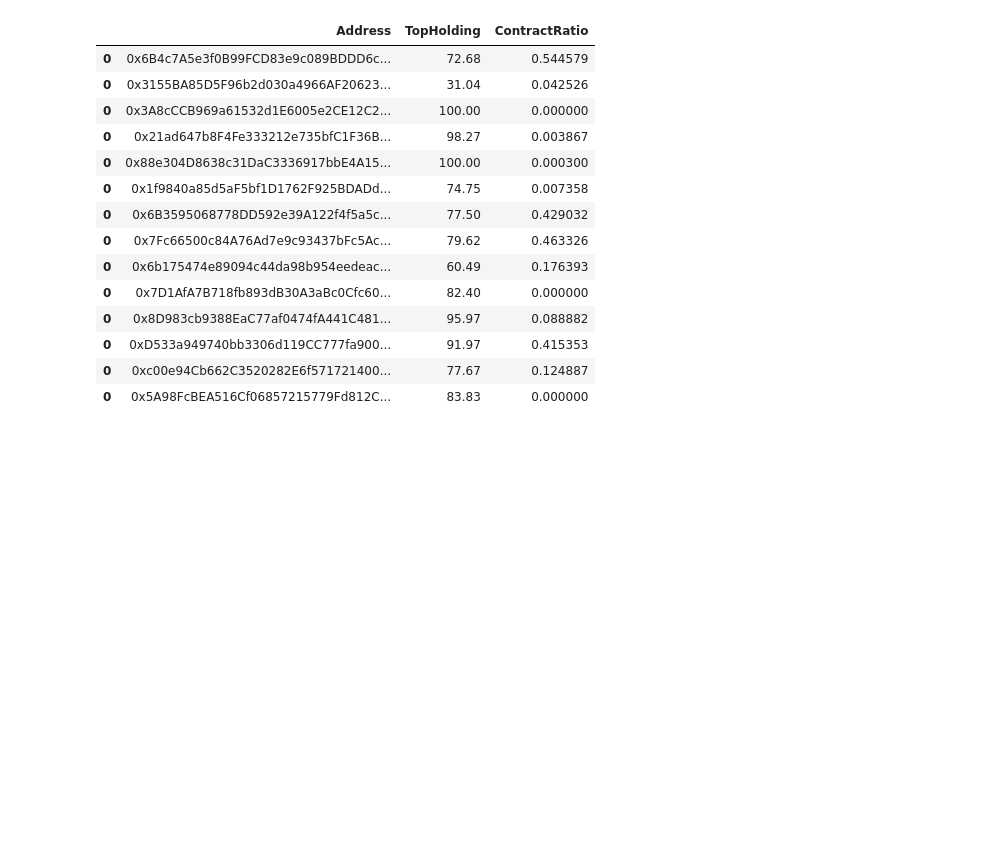
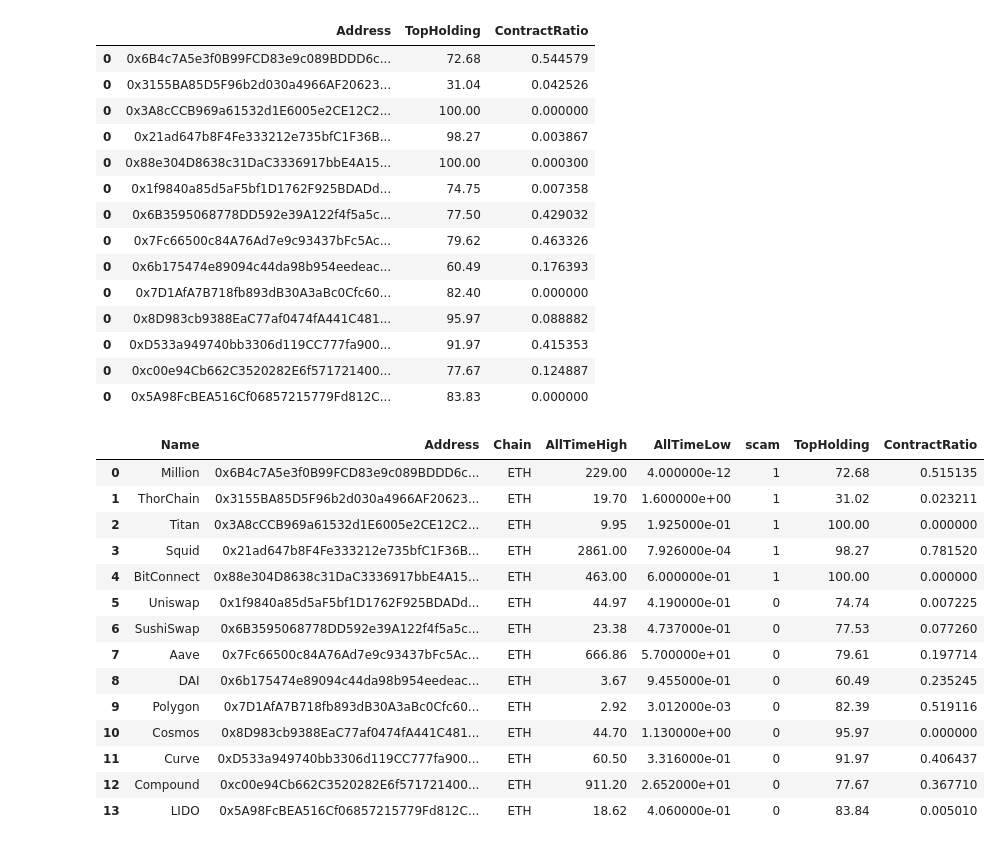
Before and after one commit to Vaishnavikm/Conacoin, a Jupyter notebook: Data/collectData.ipynb, the cells around one changed output. Cells and saved outputs as stored; diff of their text form; code cells hidden in the pictures; blank space fills up the shorter version.

```diff
--- a/Data/collectData.ipynb
+++ b/Data/collectData.ipynb
@@ -134,3 +152,21 @@ fullData = pd.read_csv("full_data.csv")
 df = pd.merge(fullData, dataFrame, on="Address",how="inner")
 # %%
 df.to_csv("FinalData.csv")
+# %%
+df
+# %% [output]
+|  | Name | Address | Chain | AllTimeHigh | AllTimeLow | scam | TopHolding | ContractRatio |
+| 0 | Million | 0x6B4c7A5e3f0B99FCD83e9c089BDDD6c... | ETH | 229.00 | 4.000000e-12 | 1 | 72.68 | 0.515135 |
+| 1 | ThorChain | 0x3155BA85D5F96b2d030a4966AF20623... | ETH | 19.70 | 1.600000e+00 | 1 | 31.02 | 0.023211 |
+| 2 | Titan | 0x3A8cCCB969a61532d1E6005e2CE12C2... | ETH | 9.95 | 1.925000e-01 | 1 | 100.00 | 0.000000 |
+| 3 | Squid | 0x21ad647b8F4Fe333212e735bfC1F36B... | ETH | 2861.00 | 7.926000e-04 | 1 | 98.27 | 0.781520 |
+| 4 | BitConnect | 0x88e304D8638c31DaC3336917bbE4A15... | ETH | 463.00 | 6.000000e-01 | 1 | 100.00 | 0.000000 |
+| 5 | Uniswap | 0x1f9840a85d5aF5bf1D1762F925BDADd... | ETH | 44.97 | 4.190000e-01 | 0 | 74.74 | 0.007225 |
+| 6 | SushiSwap | 0x6B3595068778DD592e39A122f4f5a5c... | ETH | 23.38 | 4.737000e-01 | 0 | 77.53 | 0.077260 |
+| 7 | Aave | 0x7Fc66500c84A76Ad7e9c93437bFc5Ac... | ETH | 666.86 | 5.700000e+01 | 0 | 79.61 | 0.197714 |
+| 8 | DAI | 0x6b175474e89094c44da98b954eedeac... | ETH | 3.67 | 9.455000e-01 | 0 | 60.49 | 0.235245 |
+| 9 | Polygon | 0x7D1AfA7B718fb893dB30A3aBc0Cfc60... | ETH | 2.92 | 3.012000e-03 | 0 | 82.39 | 0.519116 |
+| 10 | Cosmos | 0x8D983cb9388EaC77af0474fA441C481... | ETH | 44.70 | 1.130000e+00 | 0 | 95.97 | 0.000000 |
+| 11 | Curve | 0xD533a949740bb3306d119CC777fa900... | ETH | 60.50 | 3.316000e-01 | 0 | 91.97 | 0.406437 |
+| 12 | Compound | 0xc00e94Cb662C3520282E6f571721400... | ETH | 911.20 | 2.652000e+01 | 0 | 77.67 | 0.367710 |
+| 13 | LIDO | 0x5A98FcBEA516Cf06857215779Fd812C... | ETH | 18.62 | 4.060000e-01 | 0 | 83.84 | 0.005010 |
```
Also changed, not shown: parts of 1 cell of this notebook, 6 other files.
